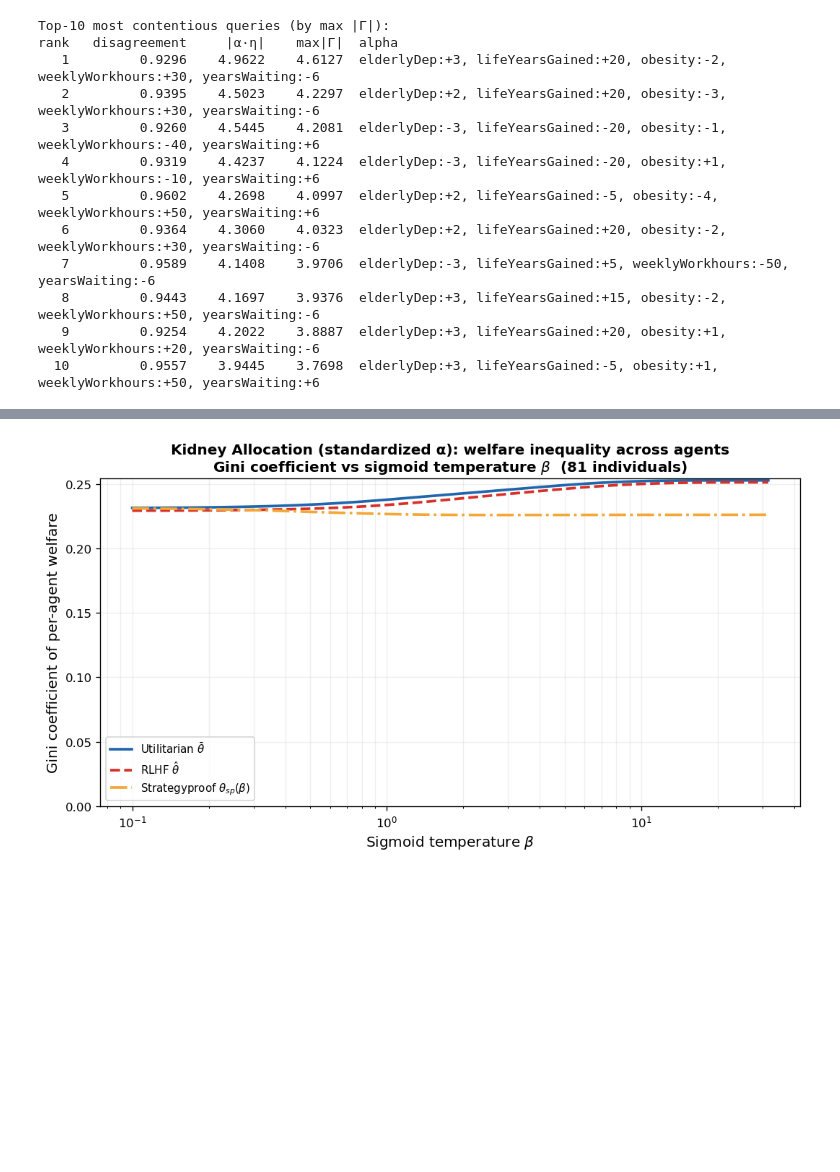
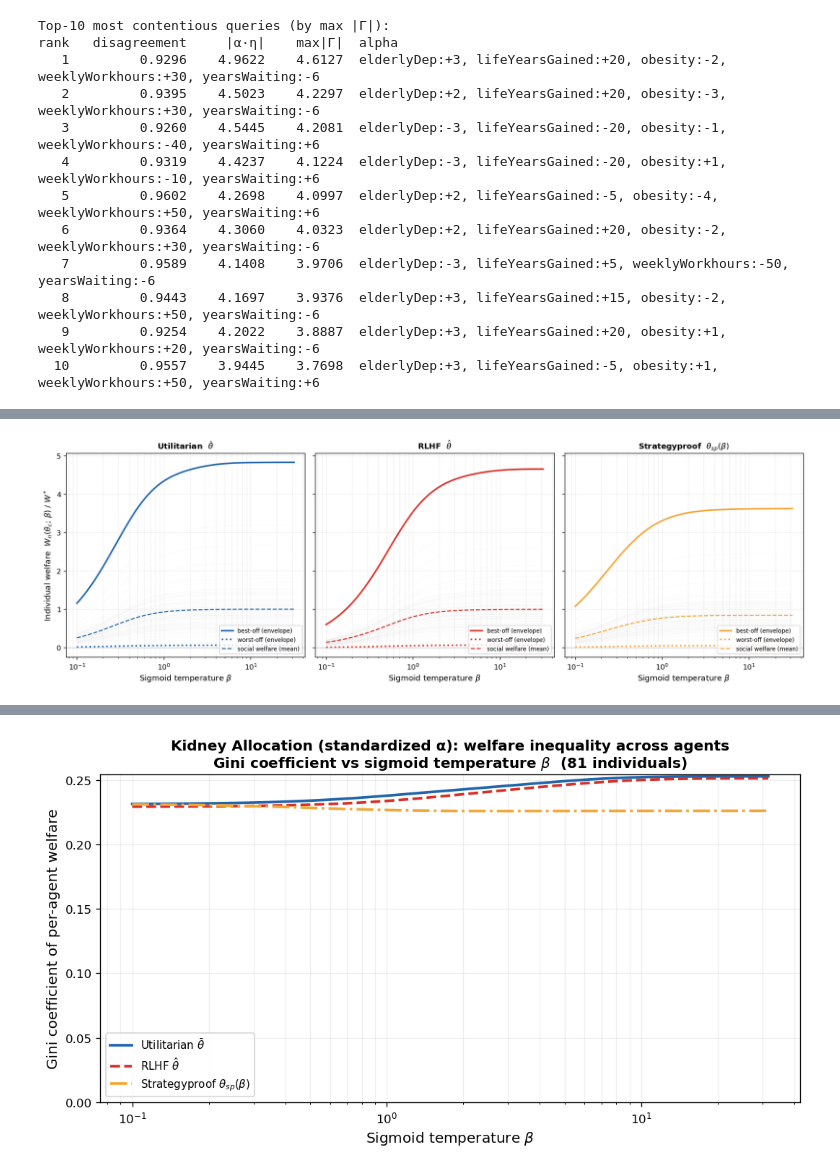
Before and after one commit to michelleeesi/hiddenstructure, a Jupyter notebook: empirics_kidney/empirics_kidney.ipynb, the cells around one changed output, grey strips where cells are left out. Saved outputs shown, nothing was run; the diff lists cells and outputs as text; code cells hidden in the pictures; blank space fills up the shorter version.

```diff
--- a/empirics_kidney/empirics_kidney.ipynb
+++ b/empirics_kidney/empirics_kidney.ipynb
@@ -846,12 +843,13 @@ W_star   = 0.5 * float(theta_bar @ psi_star)
 
 betas = np.logspace(-1, 1.5, 100)
 
-records = {lbl: {'max': [], 'min': [], 'mean': []}
+records = {lbl: {'max': [], 'min': [], 'mean': [],
+                 'all': np.zeros((len(betas), len(theta_arr)))}
            for lbl in ['Utilitarian', 'RLHF', 'Strategyproof']}
 
 theta_sp_prev = theta_bar.copy()
 
-for b in betas:
+for j, b in enumerate(betas):
     phi_avg       = phi_all(theta_arr, b, alpha_all).mean(axis=0)
     theta_sp      = phi_inv(phi_avg, b, alpha_all, theta_init=theta_sp_prev)
     theta_sp_prev = theta_sp.copy()
@@ -860,44 +858,47 @@ for b in betas:
                       ('RLHF',        theta_rlhf),
                       ('Strategyproof', theta_sp)]:
         W_n = per_agent_welfare(th_c, b, theta_arr, alpha_all) / W_star
+        records[lbl]['all'][j] = W_n
         records[lbl]['max'].append(W_n.max())
         records[lbl]['min'].append(W_n.min())
         records[lbl]['mean'].append(W_n.mean())
 
 for lbl in records:
     for k in records[lbl]:
-        records[lbl][k] = np.array(records[lbl][k])
+        if k != 'all':
+            records[lbl][k] = np.array(records[lbl][k])
 
 mech_colors = {'Utilitarian': '#2166ac', 'RLHF': '#d73027', 'Strategyproof': '#f4a736'}
 mech_titles = {
     'Utilitarian':   r'Utilitarian  $\bar\theta$',
     'RLHF':          r'RLHF  $\hat\theta$',
     'Strategyproof': r'Strategyproof  $\theta_{sp}(\beta)$',
 }
 
 fig, axes = plt.subplots(1, 3, figsize=(15, 5), sharey=True)
 
 for ax, lbl in zip(axes, ['Utilitarian', 'RLHF', 'Strategyproof']):
     c   = mech_colors[lbl]
     rec = records[lbl]
-    ax.fill_between(betas, rec['min'], rec['max'],
-                    color=c, alpha=0.18, label='worst-off to best-off range')
-    ax.plot(betas, rec['max'],  color=c, lw=2.0, ls='-',  label='best-off person')
-    ax.plot(betas, rec['min'],  color=c, lw=2.0, ls=':',  label='worst-off person')
-    ax.plot(betas, rec['mean'], color=c, lw=1.5, ls='--', label='social welfare (mean)')
+    ax.plot(betas, rec['all'], color='gray', alpha=0.05, lw=0.3, zorder=1)
+    ax.plot(betas, rec['max'],  color=c, lw=2.2, ls='-',  label='best-off (envelope)', zorder=4)
+    ax.plot(betas, rec['min'],  color=c, lw=2.2, ls=':',  label='worst-off (envelope)', zorder=4)
+    ax.plot(betas, rec['mean'], color=c, lw=1.5, ls='--', label='social welfare (mean)', zorder=3)
     ax.axhline(0, color='grey', lw=0.7, alpha=0.5)
     ax.set_xscale('log')
     ax.set_xlabel(r'Sigmoid temperature $\beta$', fontsize=11)
     ax.set_title(mech_titles[lbl], fontweight='bold', fontsize=11)
     ax.grid(True, which='both', alpha=0.18)
     ax.legend(fontsize=8, loc='lower right')
 
 axes[0].set_ylabel(r'Individual welfare  $W_n(\theta_c;\,\beta)\;/\;W^*$', fontsize=11)
-fig.suptitle('Kidney Allocation: best-off and worst-off individual welfare vs β\n'
-             '(person identity can switch at each β; shaded = full range, 81 individuals)',
-             fontweight='bold', fontsize=12)
+# fig.suptitle('Kidney Allocation: best-off and worst-off individual welfare vs β\n'
+            #  '(person identity can switch at each β; shaded = full range, 81 individuals)',
+            #  fontweight='bold', fontsize=12)
 plt.tight_layout()
 plt.show()
+# %% [output]
+[figure, added]
 # %%
 # ── Agent identity diagnostic: which agent is best/worst-off at each β ───
 # (Kidney Allocation, 81 individuals)
```
Also changed, not shown: parts of 8 cells of this notebook, 13 other files.
